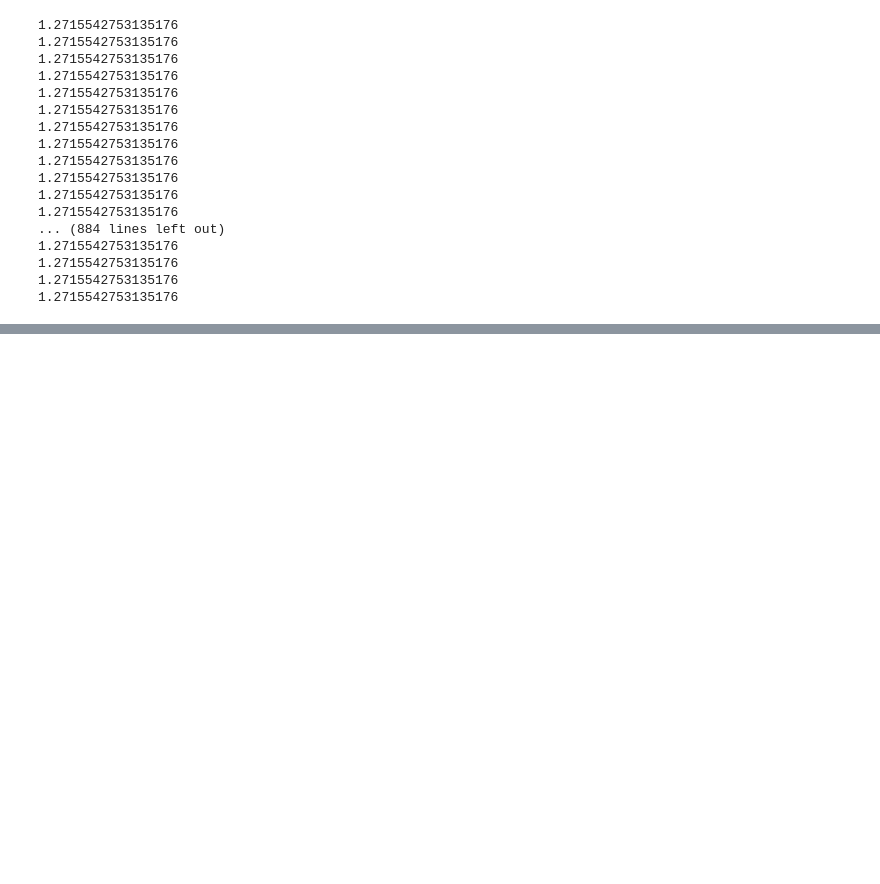
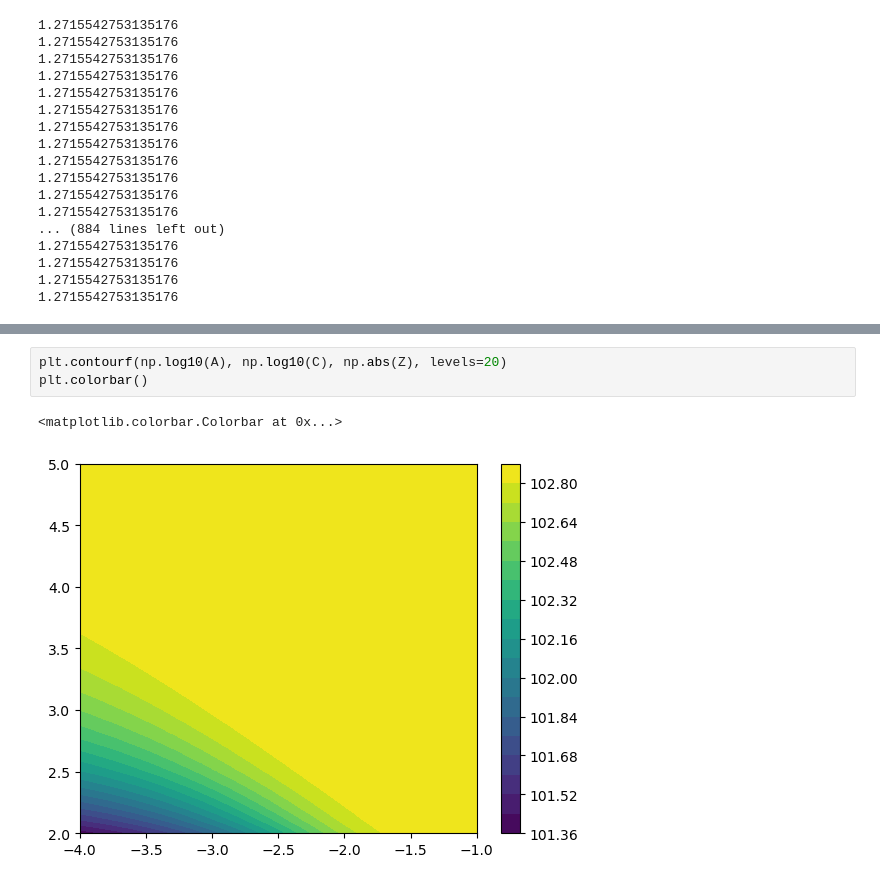
Before and after one commit to rc33051/MPhys-Code, a Jupyter notebook: Workbook_20_March.ipynb, the cells around one changed output, grey strips where cells are left out. Saved outputs shown, nothing was run; the diff lists cells and outputs as text; blank space fills up the shorter version.

```diff
--- a/Workbook_20_March.ipynb
+++ b/Workbook_20_March.ipynb
@@ -172,0 +195,6 @@ plt.plot()
+# %%
+plt.contourf(np.log10(A), np.log10(C), np.abs(Z), levels=20)
+plt.colorbar()
+# %% [output]
+<matplotlib.colorbar.Colorbar at 0x...>
+[figure, added]
```
Also changed, not shown: parts of 14 cells of this notebook, 4 other files.
